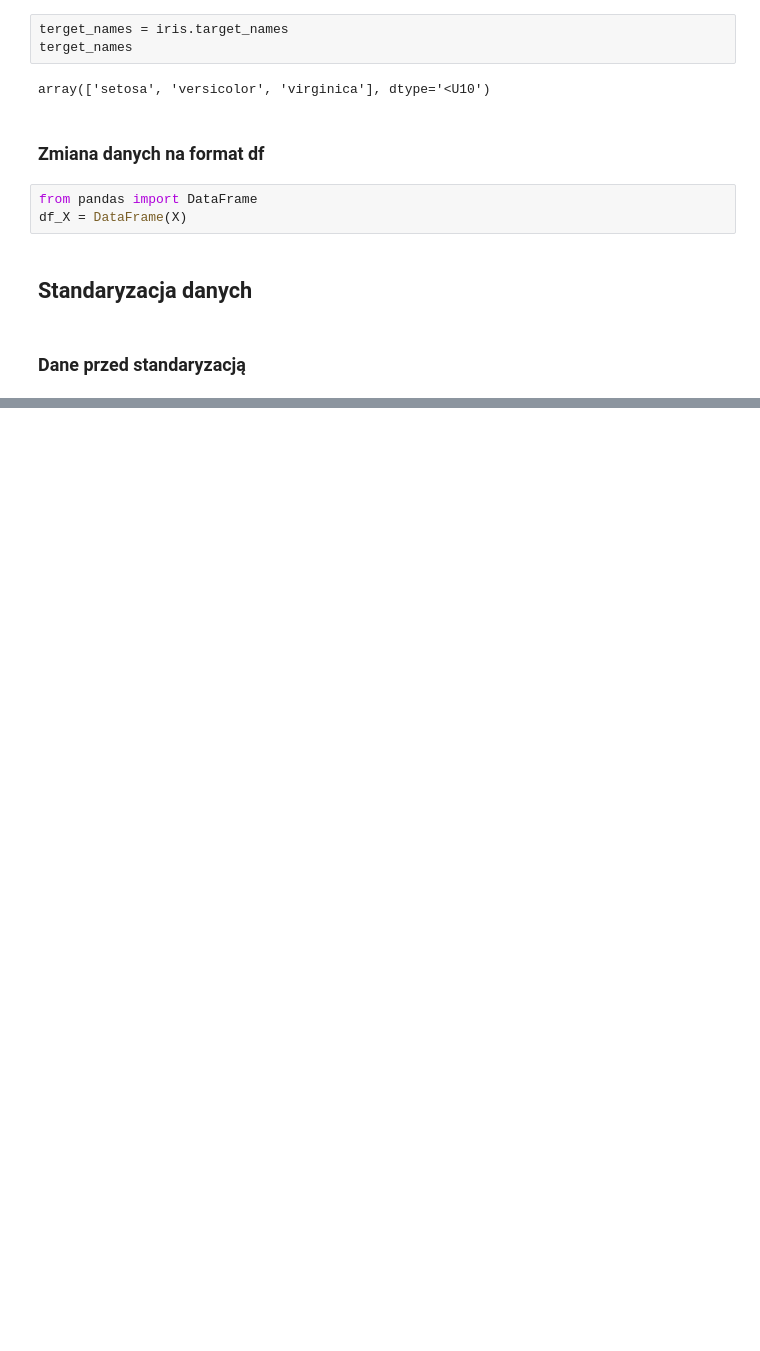
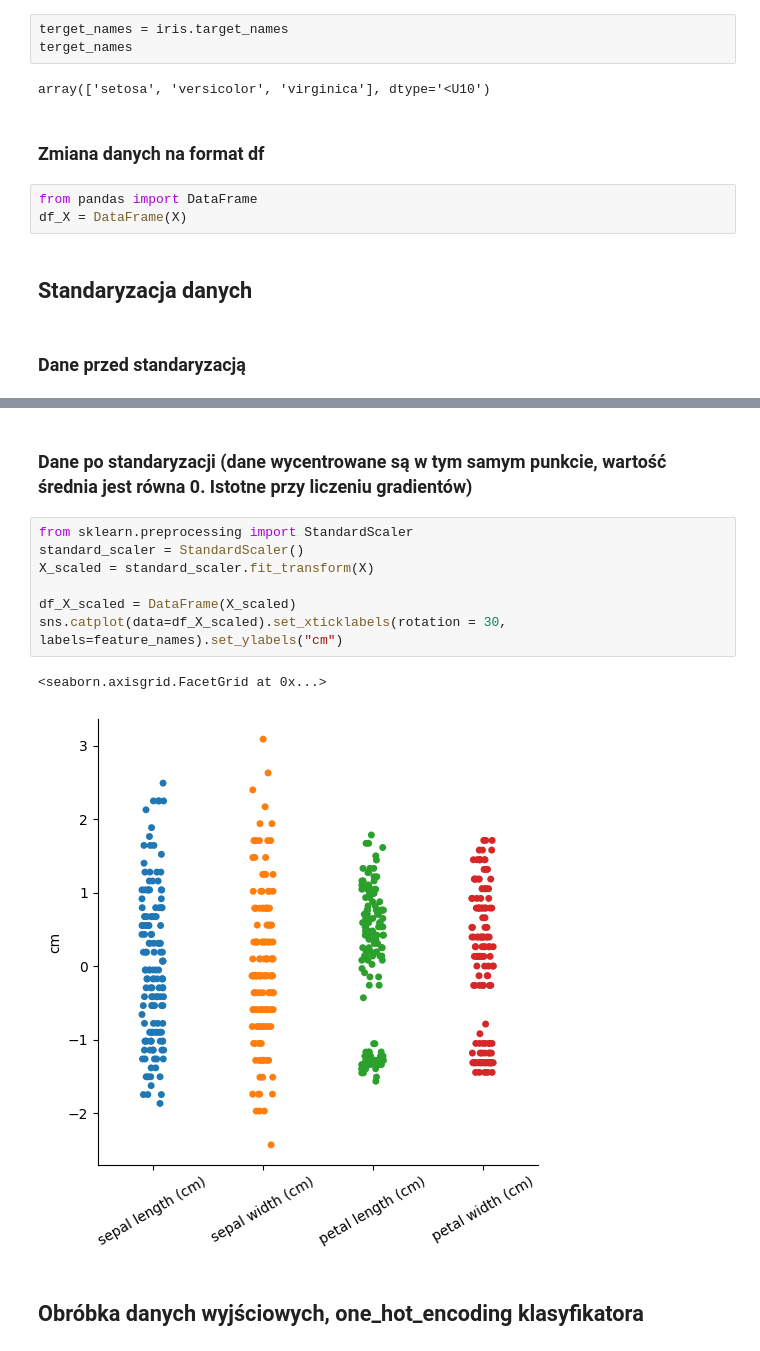
Before and after one commit to Mychal003/Klasyfikator_irysow, a Jupyter notebook: iris_classifier.ipynb, the cells around one changed output, grey strips where cells are left out. Saved outputs shown, nothing was run; the diff lists cells and outputs as text; blank space fills up the shorter version.

```diff
--- a/iris_classifier.ipynb
+++ b/iris_classifier.ipynb
@@ -56,0 +57,14 @@ sns.catplot(data=df_X)
+# %% [markdown]
+### Dane po standaryzacji (dane wycentrowane są w tym samym punkcie, wartość średnia jest równa 0. Istotne przy liczeniu gradientów)
+# %%
+from sklearn.preprocessing import StandardScaler
+standard_scaler = StandardScaler()
+X_scaled = standard_scaler.fit_transform(X)
+
+df_X_scaled = DataFrame(X_scaled)
+sns.catplot(data=df_X_scaled).set_xticklabels(rotation = 30, labels=feature_names).set_ylabels("cm")
+# %% [output]
+<seaborn.axisgrid.FacetGrid at 0x...>
+[figure, added]
+# %% [markdown]
+## Obróbka danych wyjściowych, one_hot_encoding klasyfikatora
```
Also changed, not shown: parts of 6 cells of this notebook.
